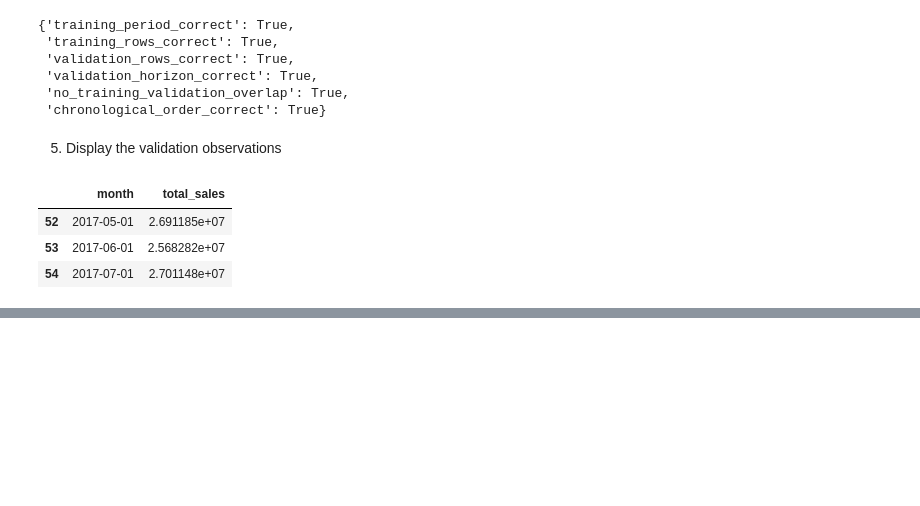
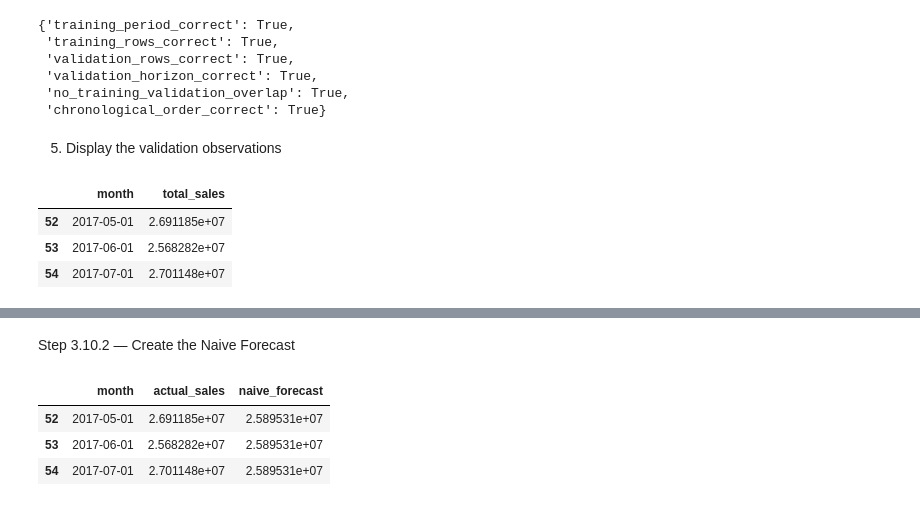
Before and after one commit to Abu-Hozaifa-Retail-Analyst/retail-sales-forecasting, a Jupyter notebook: notebooks/01_data_quality/02_initial_data_profiling.ipynb, the cells around one changed output, grey strips where cells are left out. Cells and saved outputs as stored; diff of their text form; code cells hidden in the pictures; blank space fills up the shorter version.

```diff
--- a/notebooks/01_data_quality/02_initial_data_profiling.ipynb
+++ b/notebooks/01_data_quality/02_initial_data_profiling.ipynb
@@ -8415,0 +8444,25 @@ validation_data[
+# %% [markdown]
+Step 3.10.2 — Create the Naive Forecast
+# %%
+naive_forecast = validation_data[
+    ["month", "total_sales"]
+].copy()
+
+naive_forecast = naive_forecast.rename(
+    columns={
+        "total_sales": "actual_sales"
+    }
+)
+
+last_training_sales = train_data[
+    "total_sales"
+].iloc[-1]
+
+naive_forecast["naive_forecast"] = last_training_sales
+
+naive_forecast
+# %% [output]
+|  | month | actual_sales | naive_forecast |
+| 52 | 2017-05-01 | 2.691185e+07 | 2.589531e+07 |
+| 53 | 2017-06-01 | 2.568282e+07 | 2.589531e+07 |
+| 54 | 2017-07-01 | 2.701148e+07 | 2.589531e+07 |
```
Also changed, not shown: parts of 22 cells of this notebook, 1 other file.
